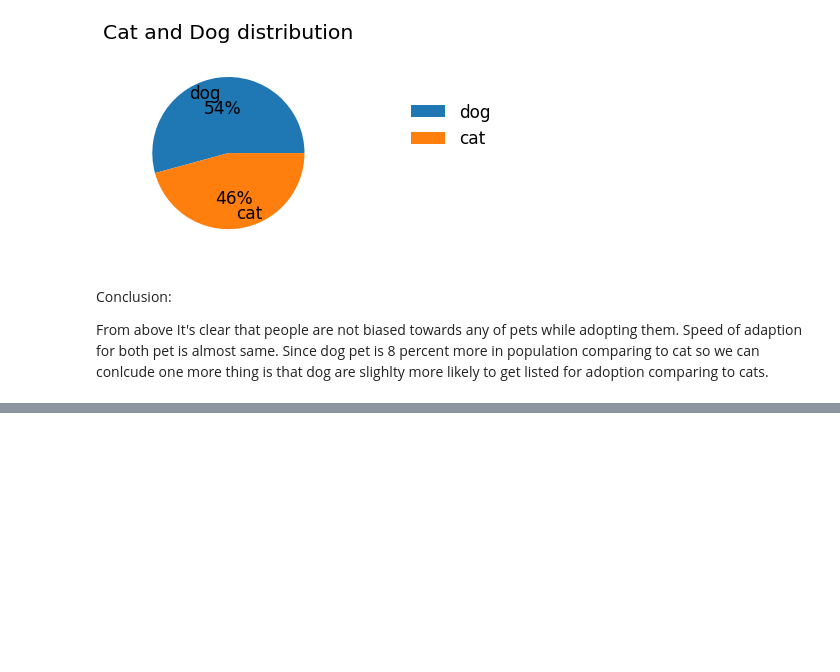
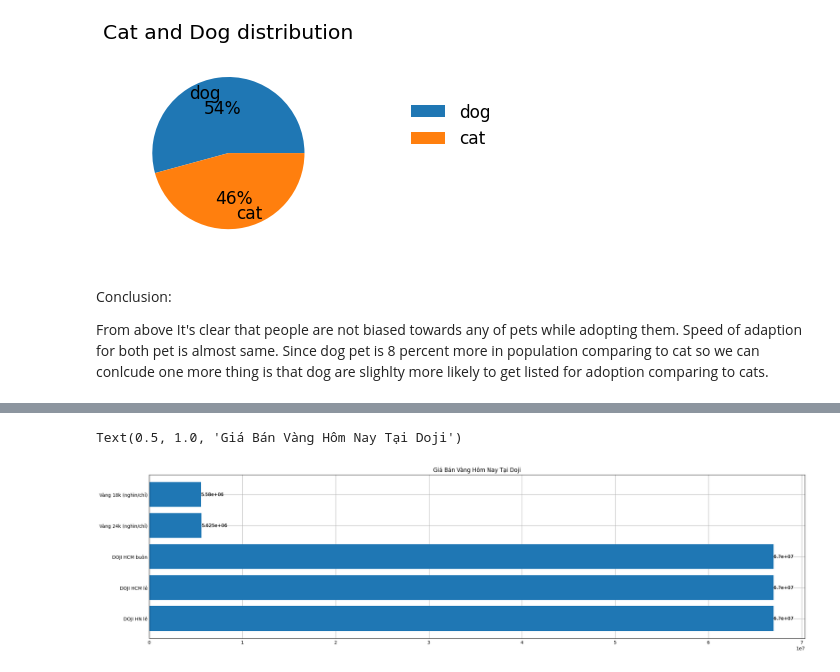
Before and after one commit to KTUYTS/cs441-19-sp2023-data-visualization, a Jupyter notebook: cs441_sp2023_tuyts.ipynb, the cells around one changed output, grey strips where cells are left out. Drawn from its saved outputs; the diff is of its cells as text; code cells hidden in the pictures; blank space fills up the shorter version.

```diff
--- a/cs441_sp2023_tuyts.ipynb
+++ b/cs441_sp2023_tuyts.ipynb
@@ -210,0 +334,13 @@ From above It's clear that people are not biased towards any of pets while adopt
+# %%
+fig, ax = plt.subplots(figsize = (20, 5))
+bars = ax.barh(name, sell)
+
+ax.bar_label(bars)
+
+for bars in ax.containers:
+    ax.bar_label(bars)
+
+plt.title("Giá Bán Vàng Hôm Nay Tại Doji")
+# %% [output]
+Text(0.5, 1.0, 'Giá Bán Vàng Hôm Nay Tại Doji')
+[figure, added]
```
Also changed, not shown: parts of 19 cells of this notebook.
